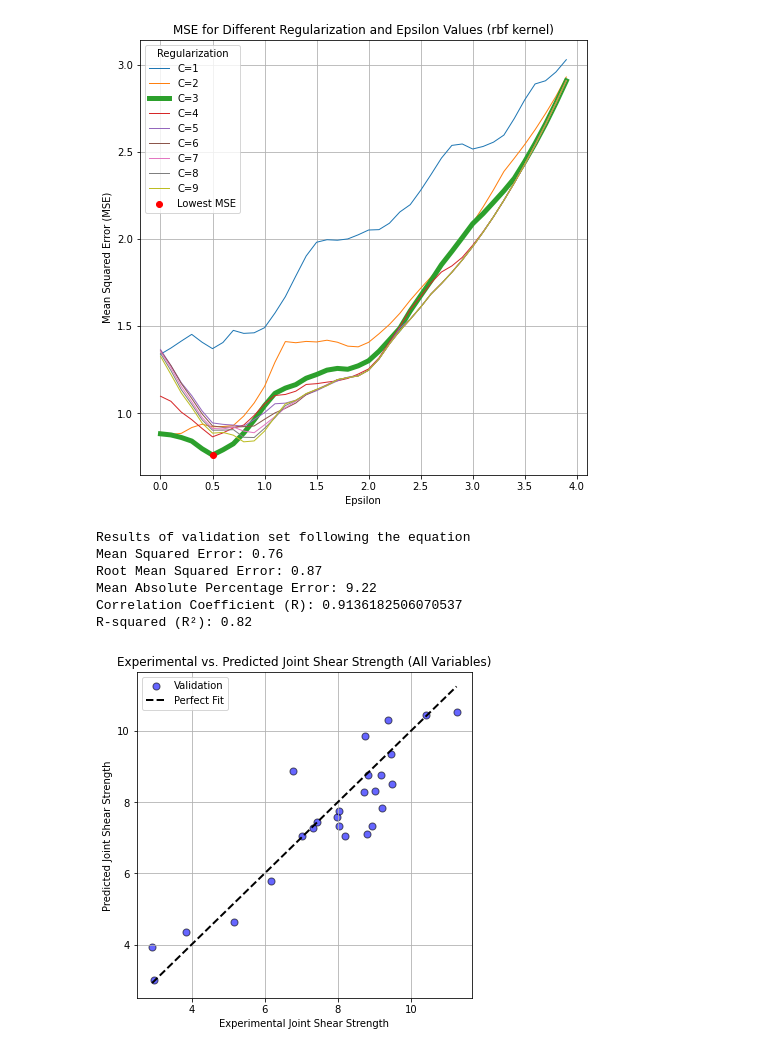
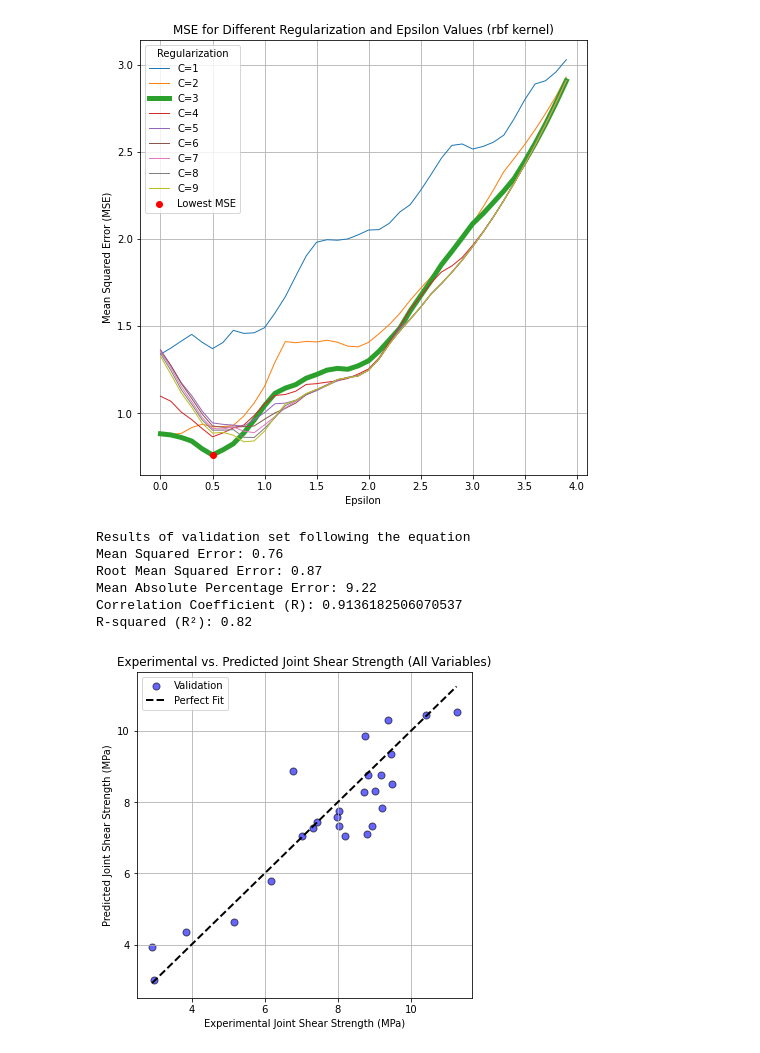
Before and after one commit to nhanhoang21/ml_fall24_webversion, a Jupyter notebook: data_analysis/SVR_2approaches.ipynb, the cells around one changed output. Cells and saved outputs as stored; diff of their text form; code cells hidden in the pictures.

```diff
--- a/data_analysis/SVR_2approaches.ipynb
+++ b/data_analysis/SVR_2approaches.ipynb
@@ -172,33 +157,33 @@ y_val_pred_case2 = svr_case2.predict(x_val_case2)
 # Output the metrics
 mse_val_case2 = mean_squared_error(y_val_case2, y_val_pred_case2)
 rmse_val_case2 = np.sqrt(mse_val_case2)
 mae_val_case2 = mean_absolute_error(y_val_case2, y_val_pred_case2)
 mape_val_case2 = mean_absolute_percentage_error(y_val_case2, y_val_pred_case2) *100
 r_case2 = np.corrcoef(y_val_case2.to_numpy().flatten(), y_val_pred_case2.flatten())[0, 1]
 r2_val_case2 = r2_score(y_val_case2, y_val_pred_case2)
 print('Results of validation set following the equation')
 print(f'Mean Squared Error: {mse_val_case2:.2f}')
 print(f'Root Mean Squared Error: {rmse_val_case2:.2f}')
 print(f'Mean Absolute Percentage Error: {mape_val_case2:.2f}')
 print("Correlation Coefficient (R):", r_case2)
 print(f'R-squared (R²): {r2_val_case2:.2f}\n')
 
 # Plot
 plt.figure(figsize=(6, 6))
 plt.scatter(y_val_case2, y_val_pred_case2, alpha=0.6, color="blue", edgecolors='k', s=50, label="Validation")
 plt.plot([y_val_case2.min(), y_val_case2.max()], [y_val_case2.min(), y_val_case2.max()], 'k--', lw=2, label="Perfect Fit")
-plt.xlabel("Experimental Joint Shear Strength")
-plt.ylabel("Predicted Joint Shear Strength")
+plt.xlabel("Experimental Joint Shear Strength (MPa)")
+plt.ylabel("Predicted Joint Shear Strength (MPa)")
 plt.title("Experimental vs. Predicted Joint Shear Strength (All Variables)")
 plt.legend()
 plt.grid(True)
 plt.savefig('../svr_results/validation_plot_case2.png', dpi =1000)
 plt.show()
 # %% [output]
 Results of validation set following the equation
 Mean Squared Error: 0.76
 Root Mean Squared Error: 0.87
 Mean Absolute Percentage Error: 9.22
 Correlation Coefficient (R): 0.9136182506070537
 R-squared (R²): 0.82
-[figure, old version]
+[figure, new version]
```
Also changed, not shown: parts of 2 cells of this notebook, 5 other files.
